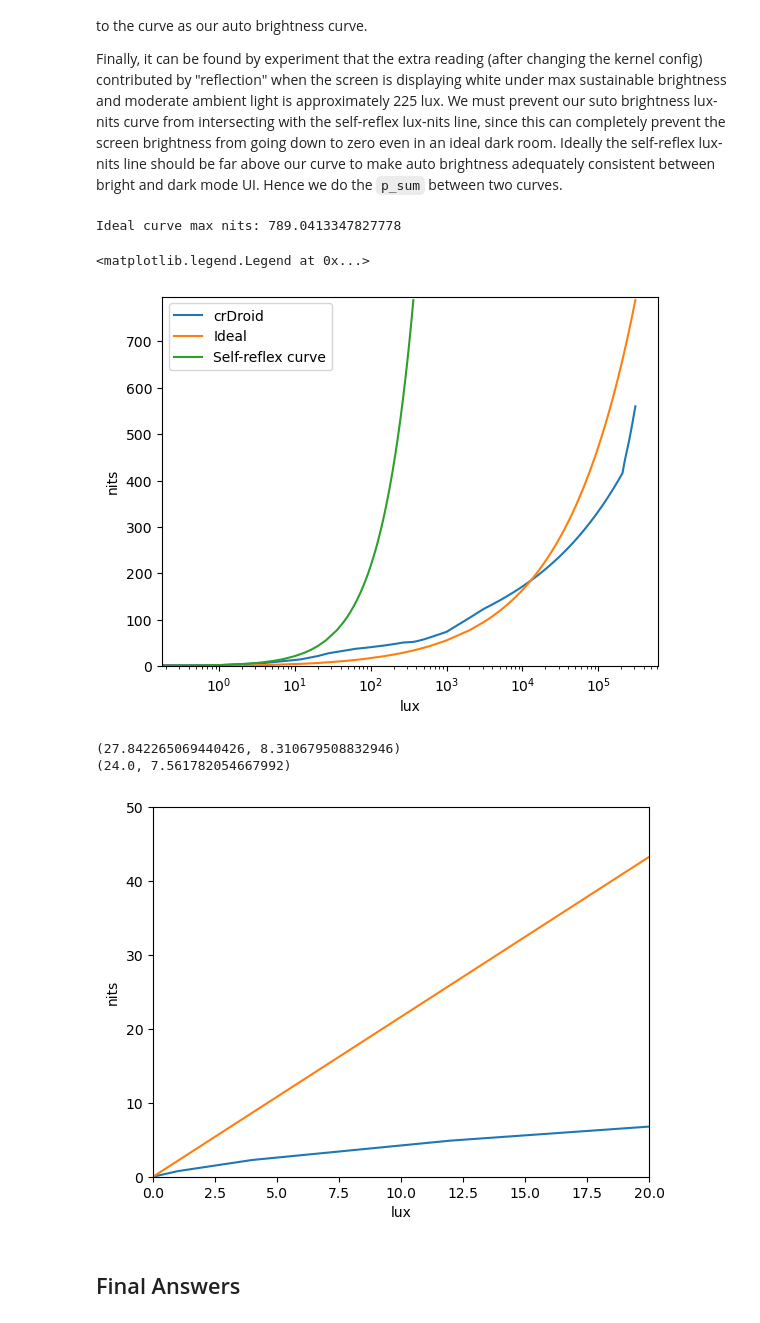
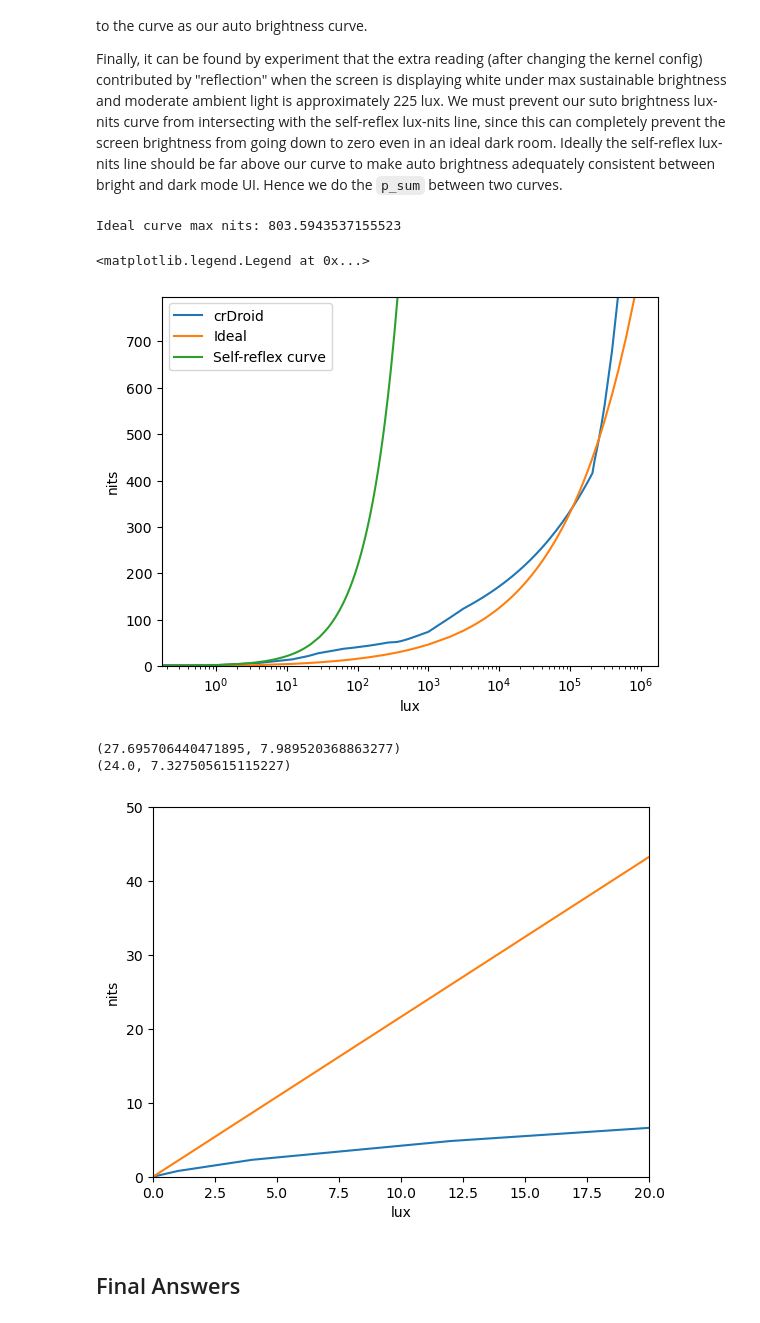
Before and after one commit to neokoni/android_device_oneplus_lemonades, a Jupyter notebook: docs/brightness_remap_calculations/calc.ipynb, the cells around one changed output. Drawn from its saved outputs; the diff is of its cells as text; code cells hidden in the pictures.

Commit message:
lemonades: Fine-tune auto brightness curve.
Fix auto brightness being overly aggressive above 150nits.

```diff
--- a/docs/brightness_remap_calculations/calc.ipynb
+++ b/docs/brightness_remap_calculations/calc.ipynb
@@ -453,7 +453,7 @@ slope = (
     auto_lux[-1] - auto_lux[-2]
 )
 
-for extended_nit in [ 520, 560 ]:
+for extended_nit in [ 520, 560, 680, 800, 1000, 1300 ]:
     auto_nits.append(extended_nit)
     auto_lux.append(
         point[0] + (auto_nits[-1] - point[1]) / slope
@@ -467,35 +467,54 @@ def p_sum(a, b, p):
     return ((a ** p + b ** p)) ** (1/p)
 
 plt.plot(auto_lux, auto_nits, label='crDroid')
+
+# Initial
 ideal_pivot = (
     list_to_list_linear_map(180, auto_nits, auto_lux),
     180
 )
 ideal_auto_lux = auto_lux[:]
 ideal_auto_nits = [
     p_sum(
         (item / ideal_pivot[0]) ** (1/2.2) * ideal_pivot[1]
         , item / 2 / max_sustainable_reflex_lux * max_sustainable_nits,
         -1
     )
 for item in ideal_auto_lux]
+# plt.plot(ideal_auto_lux, ideal_auto_nits, label='Ideal')
+# print('Ideal curve max nits:', max(*ideal_auto_nits))
+
+# Adjustment 1 (2026-06-06)
+ideal_pivot = (
+    list_to_list_linear_map(25, ideal_auto_nits, ideal_auto_lux),
+    25
+)
+ideal_auto_lux = auto_lux[:]
+ideal_auto_nits = [
+    p_sum(
+        (item / ideal_pivot[0]) ** (1/2.4) * ideal_pivot[1]
+        , item / 2 / max_sustainable_reflex_lux * max_sustainable_nits,
+        -1
+    )
+for item in ideal_auto_lux]
 plt.plot(ideal_auto_lux, ideal_auto_nits, label='Ideal')
 print('Ideal curve max nits:', max(*ideal_auto_nits))
+
 auto_lux = ideal_auto_lux
 auto_nits = ideal_auto_nits
 plt.xscale('log')
 plt.xlabel('lux')
 plt.ylabel('nits')
 plt.ylim(0, max_hbm_nits)
 
 auto_reflex_white_lux = [item / max_sustainable_nits * max_sustainable_reflex_lux for item in auto_nits]
 auto_reflex_black_lux = [0.0 for item in auto_nits]
 plt.plot(auto_reflex_white_lux, auto_nits, label='Self-reflex curve')
 plt.legend()
 # %% [output]
-Ideal curve max nits: 789.0413347827778
+Ideal curve max nits: 803.5943537155523
 <matplotlib.legend.Legend at 0x...>
-[figure, old version]
+[figure, new version]
 # %%
 def simulate_brightness_change(
     env_lux: float,
@@ -543,8 +562,8 @@ plt.ylabel('nits')
 print(simulate_brightness_change(24, 150, auto_lux, auto_nits, auto_reflex_white_lux))
 print(simulate_brightness_change(24, 150, auto_lux, auto_nits, auto_reflex_black_lux))
 # %% [output]
-(27.842265069440426, 8.310679508832946)
-(24.0, 7.561782054667992)
+(27.695706440471895, 7.989520368863277)
+(24.0, 7.327505615115227)
 [figure]
 # %% [markdown]
 ## Final Answers
```
Also changed, not shown: parts of 3 cells of this notebook, 3 other files.
